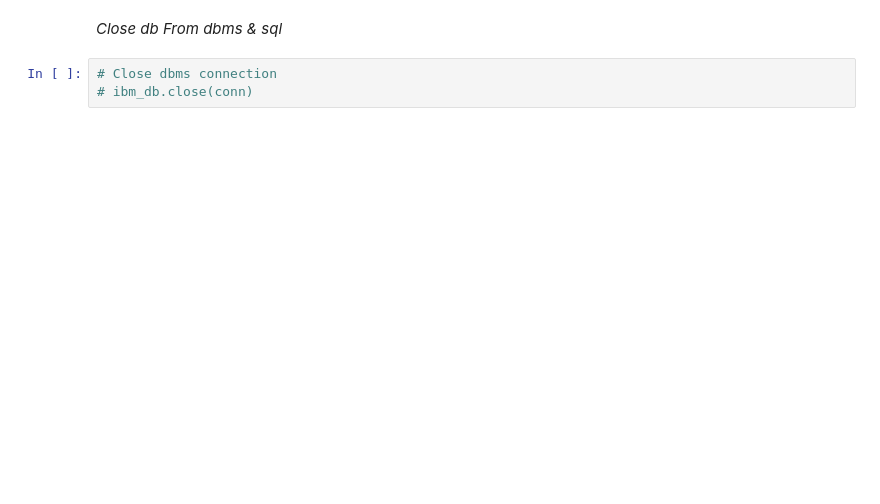
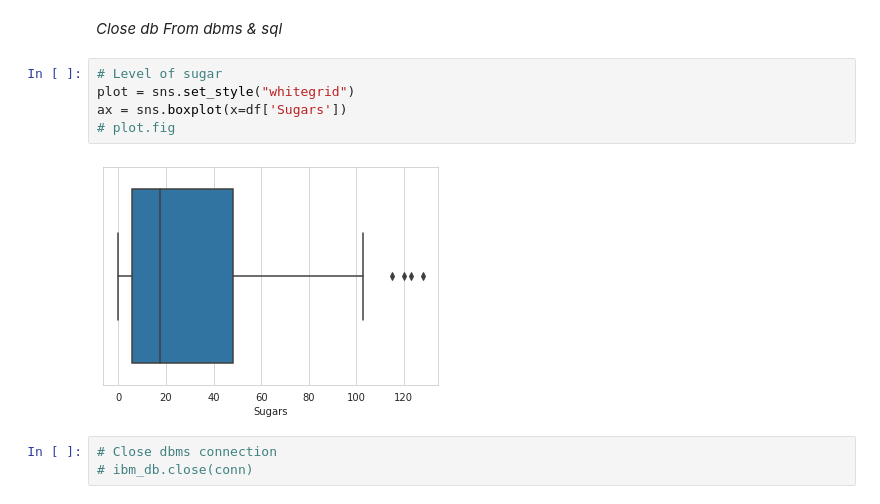
Before and after one commit to lab-101010/127.0.0.1, a Jupyter notebook: projects/data-science/foodtech/food-nutrition-analysis/food_nutrition_analysis.ipynb, the cells around one changed output. Cells and saved outputs as stored; diff of their text form; blank space fills up the shorter version.

```diff
--- a/projects/data-science/foodtech/food-nutrition-analysis/food_nutrition_analysis.ipynb
+++ b/projects/data-science/foodtech/food-nutrition-analysis/food_nutrition_analysis.ipynb
@@ -179,5 +218,12 @@ Convert retrieved SQL query to DataFrame
 # %% [markdown]
 *Close db From dbms & sql*
+# %%
+# Level of sugar
+plot = sns.set_style("whitegrid")
+ax = sns.boxplot(x=df['Sugars'])
+# plot.fig
+# %% [output]
+[figure, added]
 # %%
 # Close dbms connection
 # ibm_db.close(conn)
```
Also changed, not shown: parts of 14 cells of this notebook.
